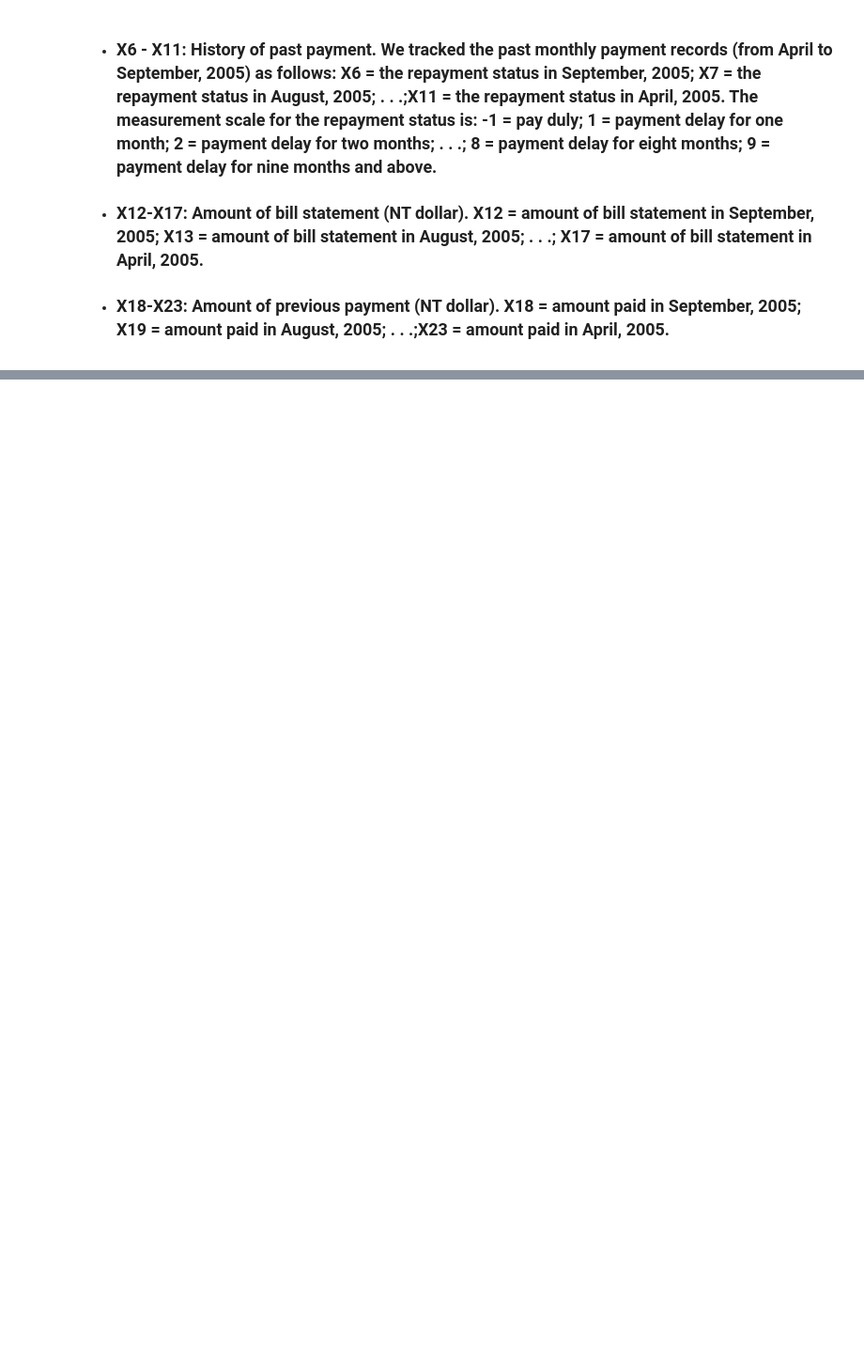
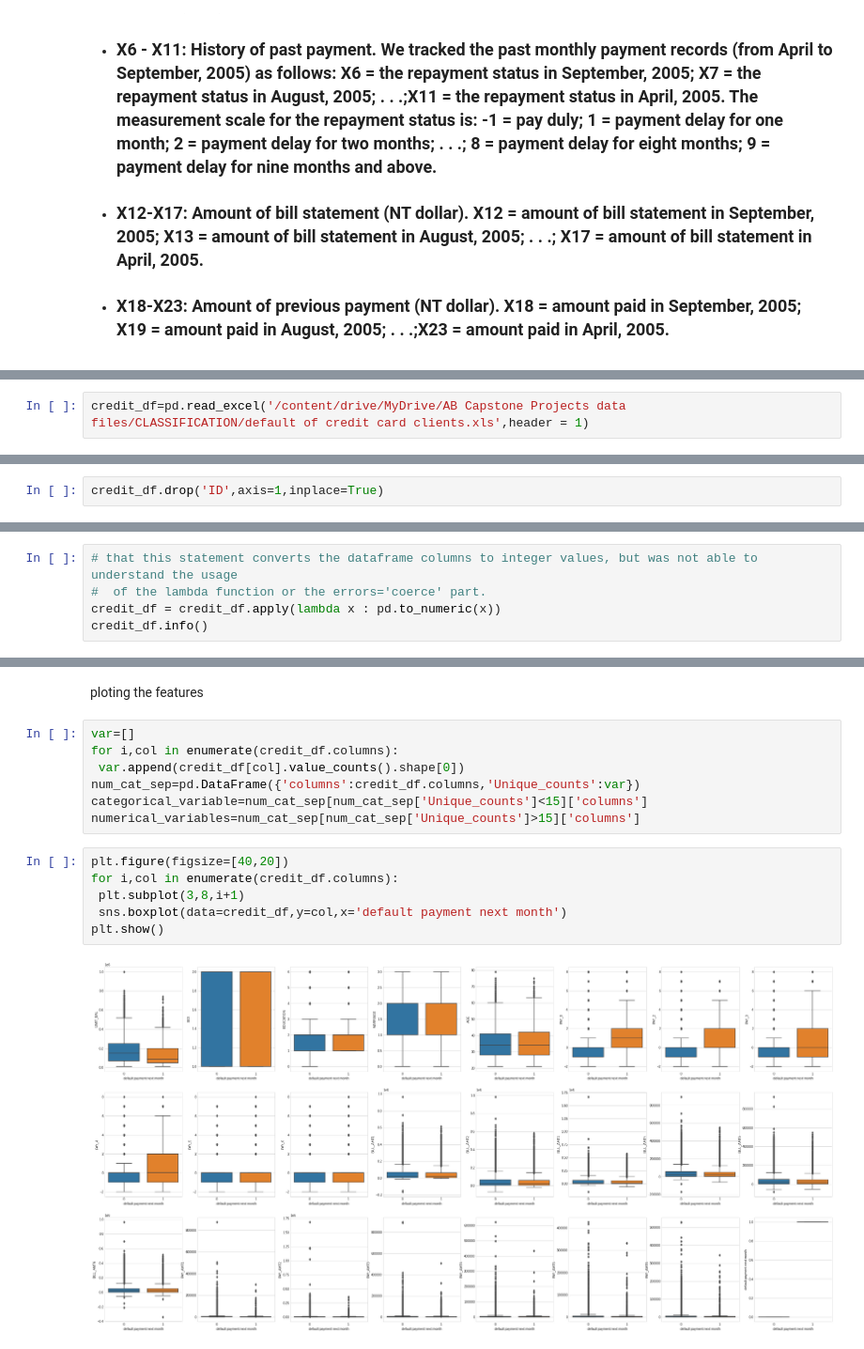
Before and after one commit to dsnnaveen/Credit-Card-Default-Deteciton, a Jupyter notebook: Credit_Card_Default_Prediction_Capstone_Project.ipynb, the cells around one changed output, grey strips where cells are left out. Shown at 94% size. Drawn from its saved outputs; the diff is of its cells as text; blank space fills up the shorter version.

Commit message:
Data expolration and Plots

```diff
--- a/Credit_Card_Default_Prediction_Capstone_Project.ipynb
+++ b/Credit_Card_Default_Prediction_Capstone_Project.ipynb
@@ -22,0 +78,2 @@
+# %%
+credit_df=pd.read_excel('/content/drive/MyDrive/AB Capstone Projects data files/CLASSIFICATION/default of credit card clients.xls',header = 1)
@@ -22,0 +167,2 @@
+# %%
+credit_df.drop('ID',axis=1,inplace=True)
@@ -22,0 +171,5 @@
+# %%
+# that this statement converts the dataframe columns to integer values, but was not able to understand the usage
+#  of the lambda function or the errors='coerce' part.
+credit_df = credit_df.apply(lambda x : pd.to_numeric(x))
+credit_df.info()
@@ -22,0 +229,17 @@
+# %% [markdown]
+ploting the features
+# %%
+var=[]
+for i,col in enumerate(credit_df.columns):
+ var.append(credit_df[col].value_counts().shape[0])
+num_cat_sep=pd.DataFrame({'columns':credit_df.columns,'Unique_counts':var})
+categorical_variable=num_cat_sep[num_cat_sep['Unique_counts']<15]['columns']
+numerical_variables=num_cat_sep[num_cat_sep['Unique_counts']>15]['columns']
+# %%
+plt.figure(figsize=[40,20])
+for i,col in enumerate(credit_df.columns):
+ plt.subplot(3,8,i+1)
+ sns.boxplot(data=credit_df,y=col,x='default payment next month')
+plt.show()
+# %% [output]
+[figure, added]
```
Also changed, not shown: parts of 31 cells of this notebook.
